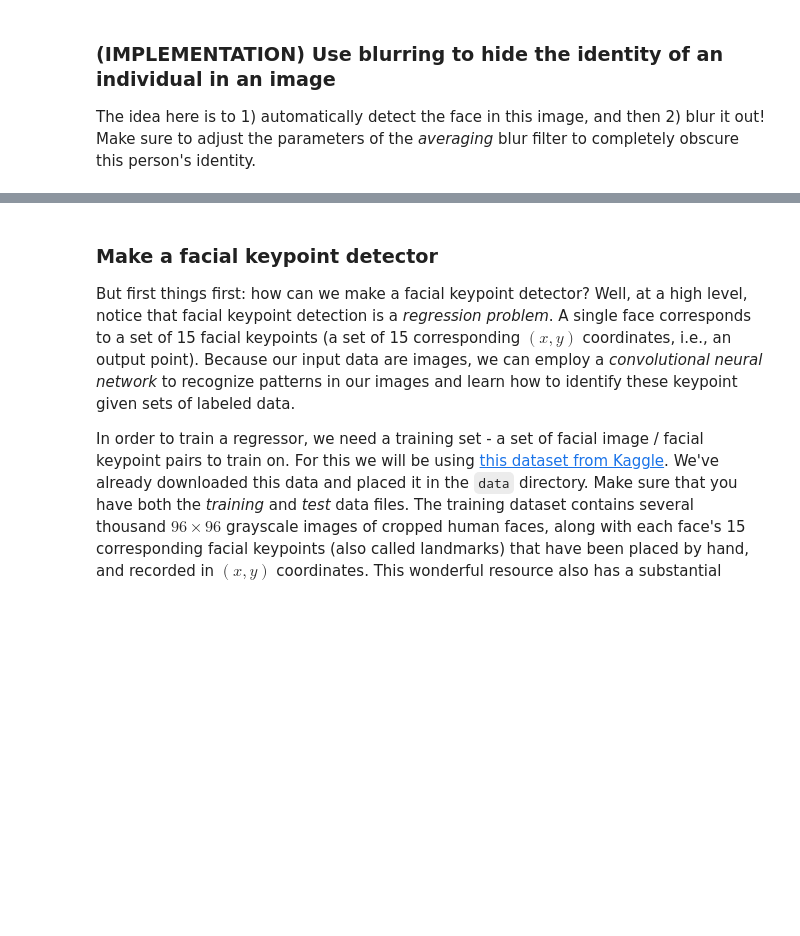
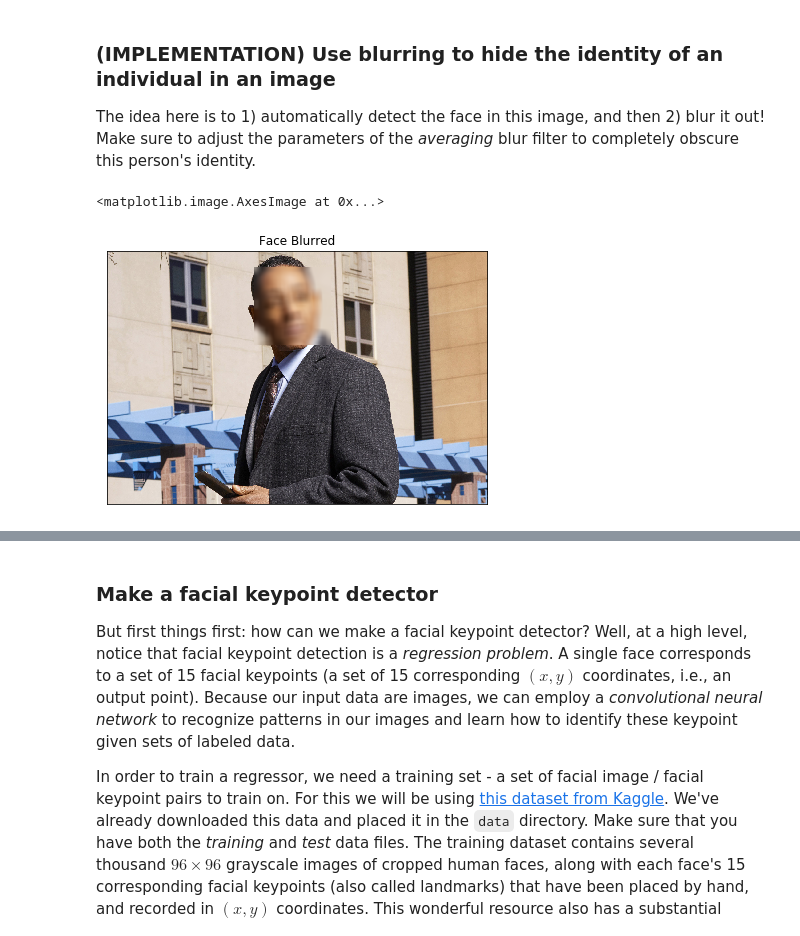
Before and after one commit to gmcgibbon/AIND-CV-FacialKeypoints, a Jupyter notebook: CV_project.ipynb, the cells around one changed output, grey strips where cells are left out. Cells and saved outputs as stored; diff of their text form; code cells hidden in the pictures; blank space fills up the shorter version.

Commit message:
Completed face blurring step

```diff
--- a/CV_project.ipynb
+++ b/CV_project.ipynb
@@ -605,3 +616,33 @@ The idea here is to 1) automatically detect the face in this image, and then 2)
+# %%
+## TODO: Implement face detection
+gray_image   = cv2.cvtColor(image, cv2.COLOR_RGB2GRAY)
+face_cascade = cv2.CascadeClassifier('detector_architectures/haarcascade_frontalface_default.xml')
+
+# Detect the faces in image
+faces       = face_cascade.detectMultiScale(gray_image, 1.1, 11)
+face_images = [get_bounding_image(image, face) for face in faces]
+
+assert len(faces) is 1
+
+## TODO: Blur the bounding box around each detected face using an averaging filter and display the result
+blur_kernel  = np.divide(np.ones((50, 50)), 2500)
+def blur(image):
+    return cv2.filter2D(image, -1, blur_kernel)
+
+censored_image = np.copy(image)
+blurred_face_images = [blur(face_image) for face_image in face_images]
+for (face, blurred_face_image) in zip(faces, blurred_face_images):
+    set_bounding_image(censored_image, face, blurred_face_image)
+
+fig = plt.figure(figsize = (15,15))
+ax1 = fig.add_subplot(121)
+ax1.set_xticks([])
+ax1.set_yticks([])
+ax1.set_title('Face Blurred')
+ax1.imshow(censored_image)
+# %% [output]
+<matplotlib.image.AxesImage at 0x...>
+[figure, added]
 # %% [markdown]
 ### (Optional) Build identity protection into your laptop camera
 
```
Also changed, not shown: parts of 4 cells of this notebook.
